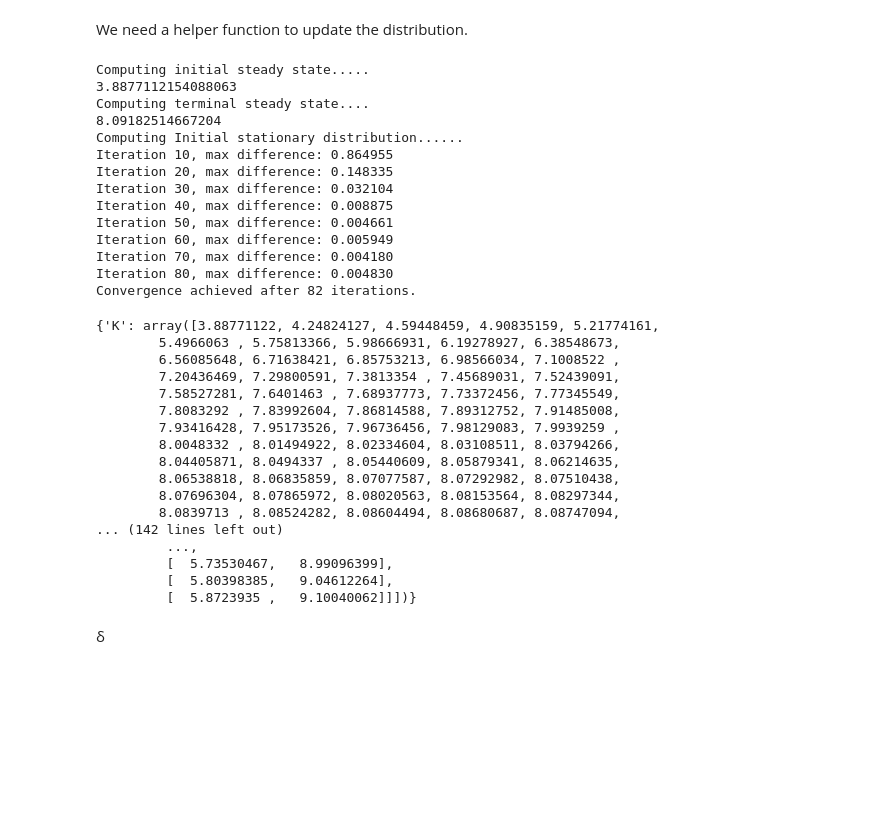
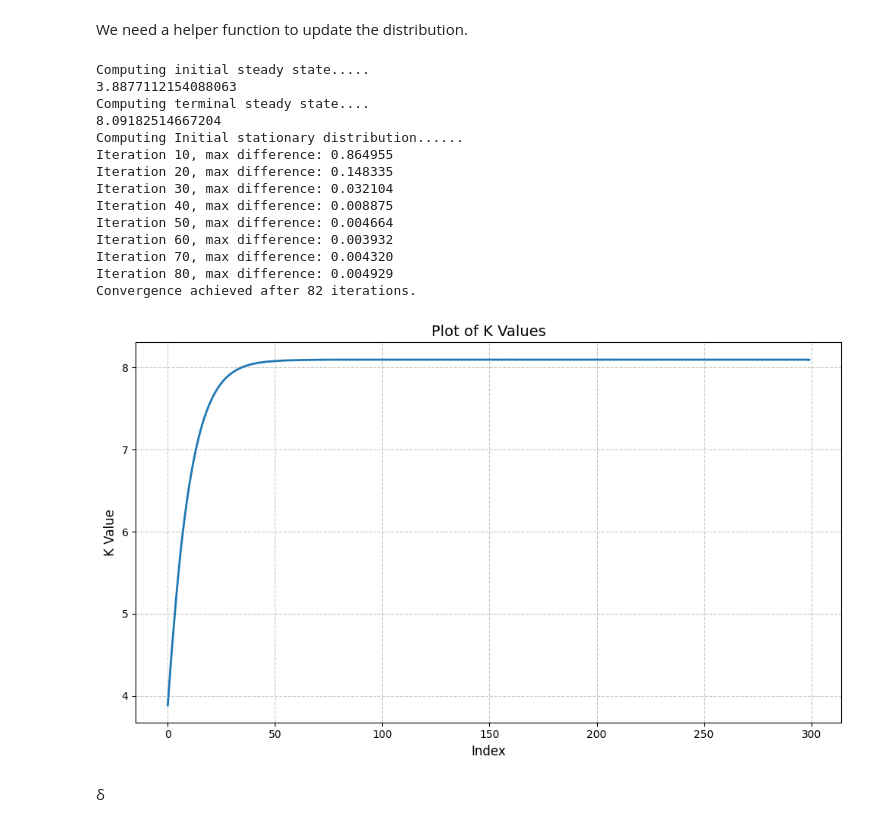
Before and after one commit to longye-tian/my-phd, a Jupyter notebook: QHD/transition_dynamics.ipynb, the cells around one changed output. Drawn from its saved outputs; the diff is of its cells as text; code cells hidden in the pictures; blank space fills up the shorter version.

Commit message:
plot the transition path

```diff
--- a/QHD/transition_dynamics.ipynb
+++ b/QHD/transition_dynamics.ipynb
@@ -258,7 +252,7 @@ def transit_SRPE_to_CPE(household,       # household parameters
 # %%
 firm = create_firm()
 household = create_household()
-transit_SRPE_to_CPE(household, firm)
+transition_path = transit_SRPE_to_CPE(household, firm)
 # %% [output]
 Computing initial steady state.....
 3.8877112154088063
@@ -269,27 +263,48 @@ Iteration 10, max difference: 0.864955
 Iteration 20, max difference: 0.148335
 Iteration 30, max difference: 0.032104
 Iteration 40, max difference: 0.008875
-Iteration 50, max difference: 0.004661
-Iteration 60, max difference: 0.005949
-Iteration 70, max difference: 0.004180
-Iteration 80, max difference: 0.004830
+Iteration 50, max difference: 0.004664
+Iteration 60, max difference: 0.003932
+Iteration 70, max difference: 0.004320
+Iteration 80, max difference: 0.004929
 Convergence achieved after 82 iterations.
-{'K': array([3.88771122, 4.24824127, 4.59448459, 4.90835159, 5.21774161,
-        5.4966063 , 5.75813366, 5.98666931, 6.19278927, 6.38548673,
-        6.56085648, 6.71638421, 6.85753213, 6.98566034, 7.1008522 ,
-        7.20436469, 7.29800591, 7.3813354 , 7.45689031, 7.52439091,
-        7.58527281, 7.6401463 , 7.68937773, 7.73372456, 7.77345549,
-        7.8083292 , 7.83992604, 7.86814588, 7.89312752, 7.91485008,
-        7.93416428, 7.95173526, 7.96736456, 7.98129083, 7.9939259 ,
-        8.0048332 , 8.01494922, 8.02334604, 8.03108511, 8.03794266,
-        8.04405871, 8.0494337 , 8.05440609, 8.05879341, 8.06214635,
-        8.06538818, 8.06835859, 8.07077587, 8.07292982, 8.07510438,
-        8.07696304, 8.07865972, 8.08020563, 8.08153564, 8.08297344,
-        8.0839713 , 8.08524282, 8.08604494, 8.08680687, 8.08747094,
-... (142 lines left out)
-         ...,
-         [  5.73530467,   8.99096399],
-         [  5.80398385,   9.04612264],
-         [  5.8723935 ,   9.10040062]]])}
+# %%
+import matplotlib.pyplot as plt
+import numpy as np
+
+# Assuming your dictionary is stored in a variable called 'data_dict'
+# If your data is stored in a file, you'll need to load it first, like:
+# import pickle
+# with open('your_file.pkl', 'rb') as f:
+#     data_dict = pickle.load(f)
+
+# Extract the K values
+k_values = transition_path['K']
+
+# Create indices for the x-axis (0, 1, 2, ...)
+indices = np.arange(len(k_values))
+
+# Create the plot
+plt.figure(figsize=(10, 6))  # Set figure size
+plt.plot(indices, k_values, linewidth=2)  # Plot K values
+
+# Add labels and title
+plt.xlabel('Index', fontsize=12)
+plt.ylabel('K Value', fontsize=12)
+plt.title('Plot of K Values', fontsize=14)
+
+# Add grid for better readability
+plt.grid(True, linestyle='--', alpha=0.7)
+
+# Optional: Customize the appearance
+plt.tight_layout()  # Adjust layout to make room for labels
+
+# Show the plot
+plt.show()
+
+# Optional: Save the plot to a file
+# plt.savefig('k_values_plot.png', dpi=300, bbox_inches='tight')
+# %% [output]
+[figure, added]
 # %% [markdown]
 δ
```
Also changed, not shown: parts of 2 cells of this notebook.
